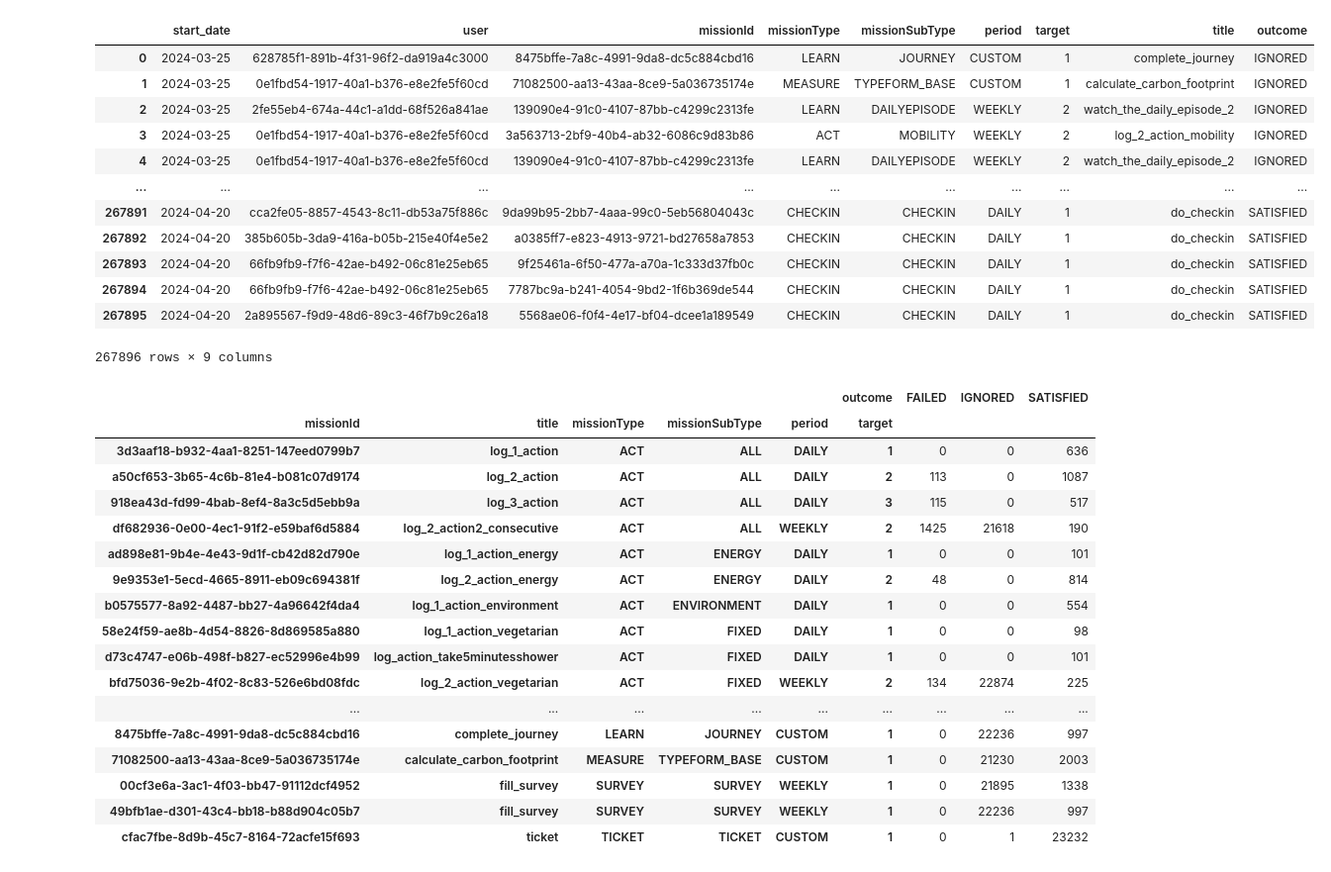
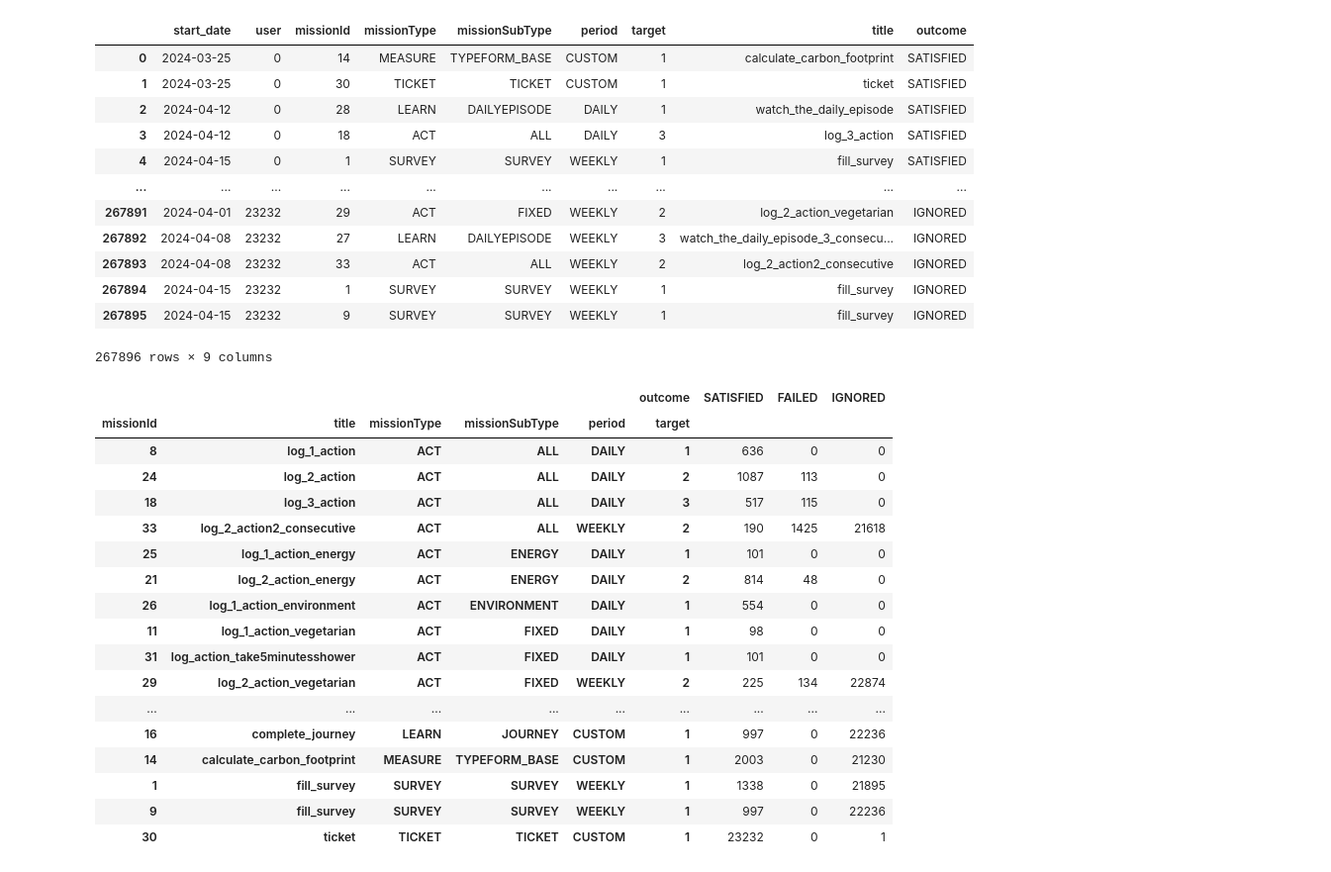
Before and after one commit to rik1599/playngo_challenge_generator, a Jupyter notebook: notebooks/EarthDay.ipynb, the cells around one changed output. Shown: that part at 99% size. Cells and saved outputs as stored; diff of their text form; code cells hidden in the pictures.

Commit message:
Improve performance and user experience

```diff
--- a/notebooks/EarthDay.ipynb
+++ b/notebooks/EarthDay.ipynb
@@ -7,34 +7,34 @@ with zipfile.ZipFile('./../data/earth_day_missions.csv.zip', 'r') as myzip:
 # %%
 import pandas as pd
 
 df = pd.read_csv('./../data/earth_day_missions.csv', index_col=0, low_memory=False)
 df['outcome'] = df.apply(lambda x: 'SATISFIED' if x['satisfied'] else 'IGNORED' if x['ignored'] else 'FAILED', axis=1)
 df = df[['start_date', 'user', 'missionId', 'missionType', 'missionSubType', 'period', 'target', 'title', 'outcome']]
 
 df['start_date'] = pd.to_datetime(df['start_date'])
-df['user'] = df['user'].astype('category')
-df['missionId'] = df['missionId'].astype('category')
+df['user'] = df['user'].astype('category').cat.codes
+df['missionId'] = df['missionId'].astype('category').cat.codes
 df['missionType'] = df['missionType'].astype('category')
 df['missionSubType'] = df['missionSubType'].astype('category')
 df['period'] = df['period'].astype('category')
-df['outcome'] = df['outcome'].astype('category')
+df['outcome'] = pd.Categorical(df['outcome'], categories=['SATISFIED', 'FAILED', 'IGNORED'], ordered=True)
 
-df = df.sort_values(by='start_date', ignore_index=True)
+df = df.sort_values(by=['user', 'outcome', 'start_date'], ignore_index=True)
 
 df
 # %% [output]
 |  | start_date | user | missionId | missionType | missionSubType | period | target | title | outcome |
-| 0 | 2024-03-25 | 628785f1-891b-4f31-96f2-da919a4c3000 | 8475bffe-7a8c-4991-9da8-dc5c884cbd16 | LEARN | JOURNEY | CUSTOM | 1 | complete_journey | IGNORED |
-| 1 | 2024-03-25 | 0e1fbd54-1917-40a1-b376-e8e2fe5f60cd | 71082500-aa13-43aa-8ce9-5a036735174e | MEASURE | TYPEFORM_BASE | CUSTOM | 1 | calculate_carbon_footprint | IGNORED |
-| 2 | 2024-03-25 | 2fe55eb4-674a-44c1-a1dd-68f526a841ae | 139090e4-91c0-4107-87bb-c4299c2313fe | LEARN | DAILYEPISODE | WEEKLY | 2 | watch_the_daily_episode_2 | IGNORED |
-| 3 | 2024-03-25 | 0e1fbd54-1917-40a1-b376-e8e2fe5f60cd | 3a563713-2bf9-40b4-ab32-6086c9d83b86 | ACT | MOBILITY | WEEKLY | 2 | log_2_action_mobility | IGNORED |
-| 4 | 2024-03-25 | 0e1fbd54-1917-40a1-b376-e8e2fe5f60cd | 139090e4-91c0-4107-87bb-c4299c2313fe | LEARN | DAILYEPISODE | WEEKLY | 2 | watch_the_daily_episode_2 | IGNORED |
+| 0 | 2024-03-25 | 0 | 14 | MEASURE | TYPEFORM_BASE | CUSTOM | 1 | calculate_carbon_footprint | SATISFIED |
+| 1 | 2024-03-25 | 0 | 30 | TICKET | TICKET | CUSTOM | 1 | ticket | SATISFIED |
+| 2 | 2024-04-12 | 0 | 28 | LEARN | DAILYEPISODE | DAILY | 1 | watch_the_daily_episode | SATISFIED |
+| 3 | 2024-04-12 | 0 | 18 | ACT | ALL | DAILY | 3 | log_3_action | SATISFIED |
+| 4 | 2024-04-15 | 0 | 1 | SURVEY | SURVEY | WEEKLY | 1 | fill_survey | SATISFIED |
 | ... | ... | ... | ... | ... | ... | ... | ... | ... | ... |
-| 267891 | 2024-04-20 | cca2fe05-8857-4543-8c11-db53a75f886c | 9da99b95-2bb7-4aaa-99c0-5eb56804043c | CHECKIN | CHECKIN | DAILY | 1 | do_checkin | SATISFIED |
-| 267892 | 2024-04-20 | 385b605b-3da9-416a-b05b-215e40f4e5e2 | a0385ff7-e823-4913-9721-bd27658a7853 | CHECKIN | CHECKIN | DAILY | 1 | do_checkin | SATISFIED |
-| 267893 | 2024-04-20 | 66fb9fb9-f7f6-42ae-b492-06c81e25eb65 | 9f25461a-6f50-477a-a70a-1c333d37fb0c | CHECKIN | CHECKIN | DAILY | 1 | do_checkin | SATISFIED |
-| 267894 | 2024-04-20 | 66fb9fb9-f7f6-42ae-b492-06c81e25eb65 | 7787bc9a-b241-4054-9bd2-1f6b369de544 | CHECKIN | CHECKIN | DAILY | 1 | do_checkin | SATISFIED |
-| 267895 | 2024-04-20 | 2a895567-f9d9-48d6-89c3-46f7b9c26a18 | 5568ae06-f0f4-4e17-bf04-dcee1a189549 | CHECKIN | CHECKIN | DAILY | 1 | do_checkin | SATISFIED |
+| 267891 | 2024-04-01 | 23232 | 29 | ACT | FIXED | WEEKLY | 2 | log_2_action_vegetarian | IGNORED |
+| 267892 | 2024-04-08 | 23232 | 27 | LEARN | DAILYEPISODE | WEEKLY | 3 | watch_the_daily_episode_3_consecu... | IGNORED |
+| 267893 | 2024-04-08 | 23232 | 33 | ACT | ALL | WEEKLY | 2 | log_2_action2_consecutive | IGNORED |
+| 267894 | 2024-04-15 | 23232 | 1 | SURVEY | SURVEY | WEEKLY | 1 | fill_survey | IGNORED |
+| 267895 | 2024-04-15 | 23232 | 9 | SURVEY | SURVEY | WEEKLY | 1 | fill_survey | IGNORED |
 267896 rows × 9 columns
 # %%
 summary = df.groupby(['missionId', 'title', 'missionType', 'missionSubType', 'period', 'target', 'outcome'], observed=True).size().unstack(fill_value=0)
@@ -42,21 +42,21 @@ summary.sort_index(level=[2, 3, 4, 5], inplace=True)
 
 summary
 # %% [output]
-|  |  |  |  |  | outcome | FAILED | IGNORED | SATISFIED |
+|  |  |  |  |  | outcome | SATISFIED | FAILED | IGNORED |
 | missionId | title | missionType | missionSubType | period | target |  |  |  |
-| 3d3aaf18-b932-4aa1-8251-147eed0799b7 | log_1_action | ACT | ALL | DAILY | 1 | 0 | 0 | 636 |
-| a50cf653-3b65-4c6b-81e4-b081c07d9174 | log_2_action | ACT | ALL | DAILY | 2 | 113 | 0 | 1087 |
-| 918ea43d-fd99-4bab-8ef4-8a3c5d5ebb9a | log_3_action | ACT | ALL | DAILY | 3 | 115 | 0 | 517 |
-| df682936-0e00-4ec1-91f2-e59baf6d5884 | log_2_action2_consecutive | ACT | ALL | WEEKLY | 2 | 1425 | 21618 | 190 |
-| ad898e81-9b4e-4e43-9d1f-cb42d82d790e | log_1_action_energy | ACT | ENERGY | DAILY | 1 | 0 | 0 | 101 |
-| 9e9353e1-5ecd-4665-8911-eb09c694381f | log_2_action_energy | ACT | ENERGY | DAILY | 2 | 48 | 0 | 814 |
-| b0575577-8a92-4487-bb27-4a96642f4da4 | log_1_action_environment | ACT | ENVIRONMENT | DAILY | 1 | 0 | 0 | 554 |
-| 58e24f59-ae8b-4d54-8826-8d869585a880 | log_1_action_vegetarian | ACT | FIXED | DAILY | 1 | 0 | 0 | 98 |
-| d73c4747-e06b-498f-b827-ec52996e4b99 | log_action_take5minutesshower | ACT | FIXED | DAILY | 1 | 0 | 0 | 101 |
-| bfd75036-9e2b-4f02-8c83-526e6bd08fdc | log_2_action_vegetarian | ACT | FIXED | WEEKLY | 2 | 134 | 22874 | 225 |
+| 8 | log_1_action | ACT | ALL | DAILY | 1 | 636 | 0 | 0 |
+| 24 | log_2_action | ACT | ALL | DAILY | 2 | 1087 | 113 | 0 |
+| 18 | log_3_action | ACT | ALL | DAILY | 3 | 517 | 115 | 0 |
+| 33 | log_2_action2_consecutive | ACT | ALL | WEEKLY | 2 | 190 | 1425 | 21618 |
+| 25 | log_1_action_energy | ACT | ENERGY | DAILY | 1 | 101 | 0 | 0 |
+| 21 | log_2_action_energy | ACT | ENERGY | DAILY | 2 | 814 | 48 | 0 |
+| 26 | log_1_action_environment | ACT | ENVIRONMENT | DAILY | 1 | 554 | 0 | 0 |
+| 11 | log_1_action_vegetarian | ACT | FIXED | DAILY | 1 | 98 | 0 | 0 |
+| 31 | log_action_take5minutesshower | ACT | FIXED | DAILY | 1 | 101 | 0 | 0 |
+| 29 | log_2_action_vegetarian | ACT | FIXED | WEEKLY | 2 | 225 | 134 | 22874 |
 | ... | ... | ... | ... | ... | ... | ... | ... | ... |
-| 8475bffe-7a8c-4991-9da8-dc5c884cbd16 | complete_journey | LEARN | JOURNEY | CUSTOM | 1 | 0 | 22236 | 997 |
-| 71082500-aa13-43aa-8ce9-5a036735174e | calculate_carbon_footprint | MEASURE | TYPEFORM_BASE | CUSTOM | 1 | 0 | 21230 | 2003 |
-| 00cf3e6a-3ac1-4f03-bb47-91112dcf4952 | fill_survey | SURVEY | SURVEY | WEEKLY | 1 | 0 | 21895 | 1338 |
-| 49bfb1ae-d301-43c4-bb18-b88d904c05b7 | fill_survey | SURVEY | SURVEY | WEEKLY | 1 | 0 | 22236 | 997 |
-| cfac7fbe-8d9b-45c7-8164-72acfe15f693 | ticket | TICKET | TICKET | CUSTOM | 1 | 0 | 1 | 23232 |
+| 16 | complete_journey | LEARN | JOURNEY | CUSTOM | 1 | 997 | 0 | 22236 |
+| 14 | calculate_carbon_footprint | MEASURE | TYPEFORM_BASE | CUSTOM | 1 | 2003 | 0 | 21230 |
+| 1 | fill_survey | SURVEY | SURVEY | WEEKLY | 1 | 1338 | 0 | 21895 |
+| 9 | fill_survey | SURVEY | SURVEY | WEEKLY | 1 | 997 | 0 | 22236 |
+| 30 | ticket | TICKET | TICKET | CUSTOM | 1 | 23232 | 0 | 1 |
```
Also changed, not shown: parts of 10 cells of this notebook.
